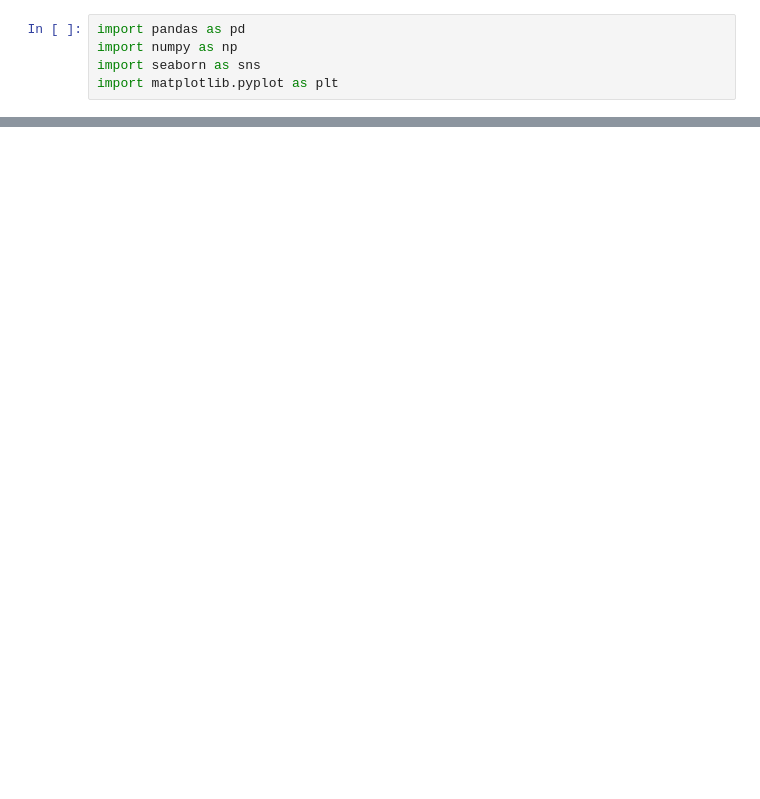
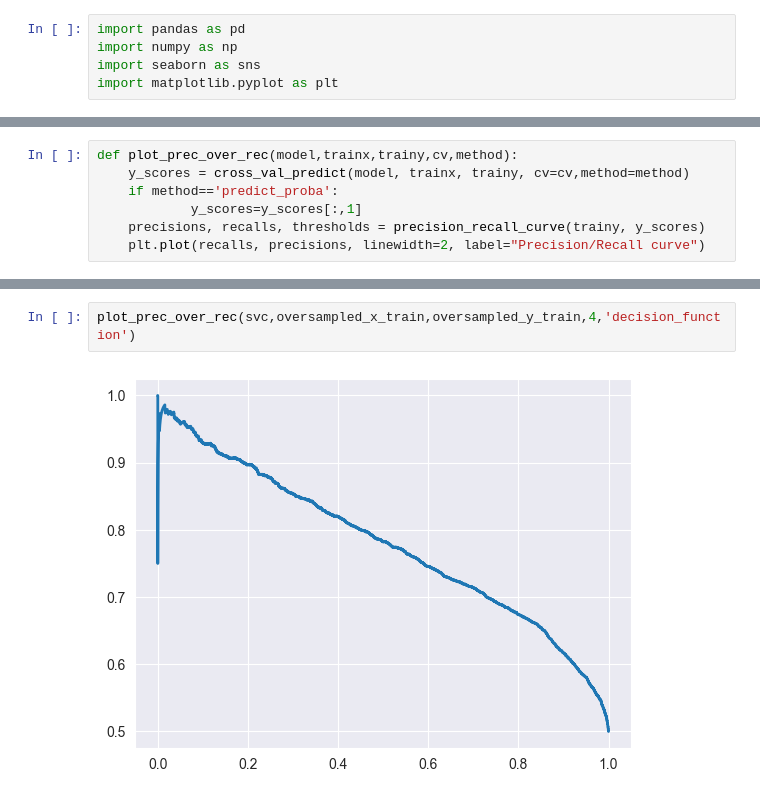
Before and after one commit to Soroushsrd/News-Sentiment-Analysis, a Jupyter notebook: PTB_XL/PTB_XL_machine_learning.ipynb, the cells around one changed output, grey strips where cells are left out. Cells and saved outputs as stored; diff of their text form; blank space fills up the shorter version.

```diff
--- a/PTB_XL/PTB_XL_machine_learning.ipynb
+++ b/PTB_XL/PTB_XL_machine_learning.ipynb
@@ -48,0 +89,7 @@ from sklearn.svm import SVC
+# %%
+def plot_prec_over_rec(model,trainx,trainy,cv,method):
+    y_scores = cross_val_predict(model, trainx, trainy, cv=cv,method=method)
+    if method=='predict_proba':
+            y_scores=y_scores[:,1]
+    precisions, recalls, thresholds = precision_recall_curve(trainy, y_scores)
+    plt.plot(recalls, precisions, linewidth=2, label="Precision/Recall curve")
@@ -63,0 +127,4 @@ print(cross.mean())
+# %%
+plot_prec_over_rec(svc,oversampled_x_train,oversampled_y_train,4,'decision_function')
+# %% [output]
+[figure, added]
```
Also changed, not shown: parts of 54 cells of this notebook, 2 other files.
